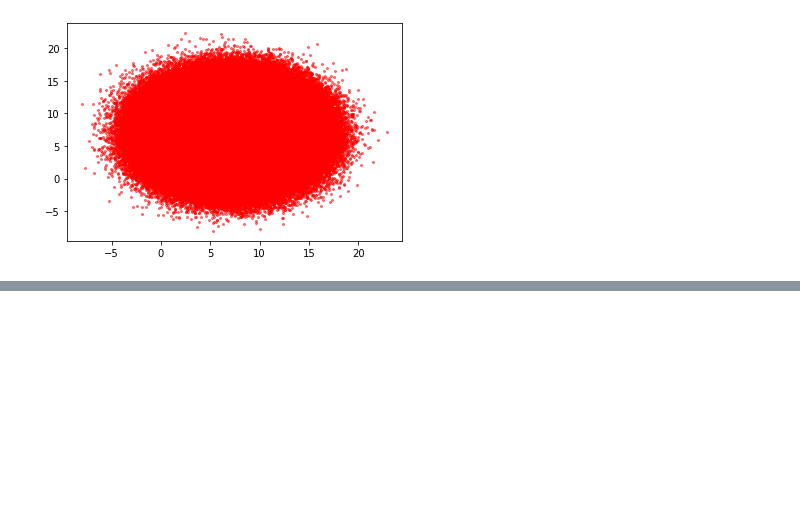
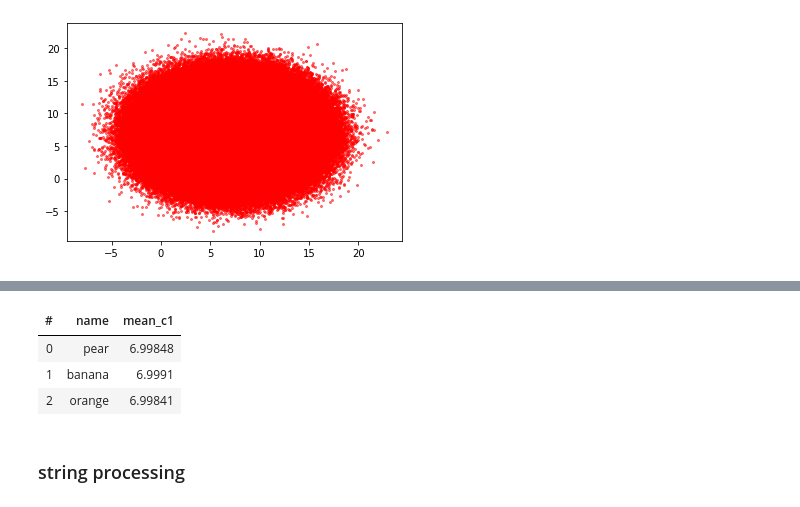
Before and after one commit to ryankarlos/Distributed_processing, a Jupyter notebook: notebooks/vaex_v_dask_io_transformations.ipynb, the cells around one changed output, grey strips where cells are left out. Saved outputs shown, nothing was run; the diff lists cells and outputs as text; code cells hidden in the pictures; blank space fills up the shorter version.

Commit message:
add delayed computation and registered vaex function

```diff
--- a/notebooks/vaex_v_dask_io_transformations.ipynb
+++ b/notebooks/vaex_v_dask_io_transformations.ipynb
@@ -225,0 +300,9 @@ array([ 7.49171789,  2.73005933,  6.26755135,  8.6247272 ,  3.78213376,
+# %%
+%%time
+
+x = np.array(['pear', 'orange', 'banana'])
+vaex_df['name'] = np.repeat(x, [3000000,2000000,5000000])
+
+vaex_df.groupby(by='name',
+                agg={'mean_c1': vaex.agg.mean('c1', selection='c5>=8')})
+# %% [output]
@@ -225,0 +311,6 @@ array([ 7.49171789,  2.73005933,  6.26755135,  8.6247272 ,  3.78213376,
+| # | name | mean_c1 |
+| 0 | pear | 6.99848 |
+| 1 | banana | 6.9991 |
+| 2 | orange | 6.99841 |
+# %% [markdown]
+### string processing
```
Also changed, not shown: parts of 35 cells of this notebook.
